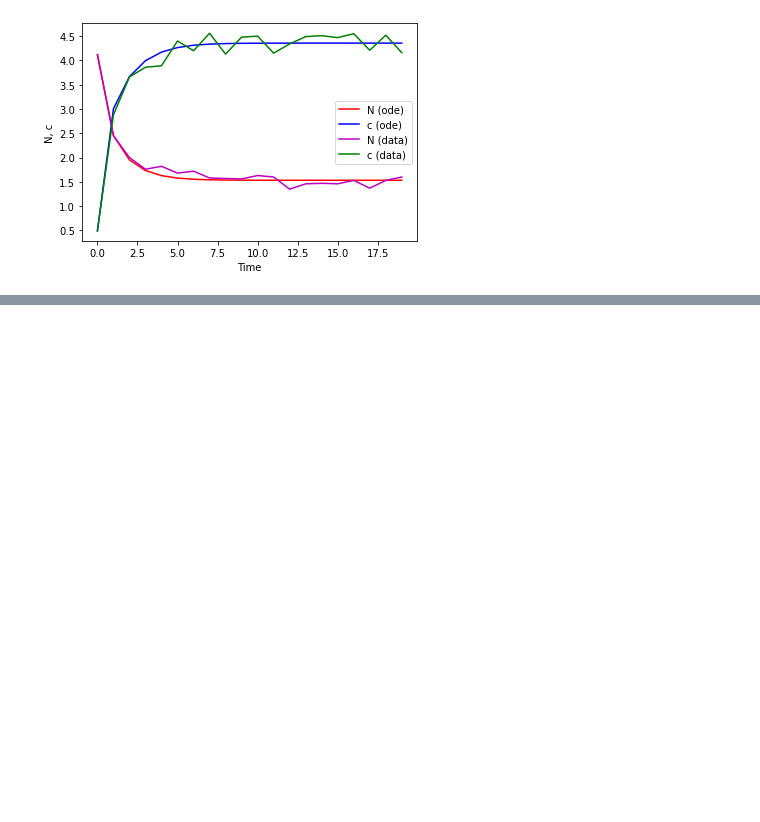
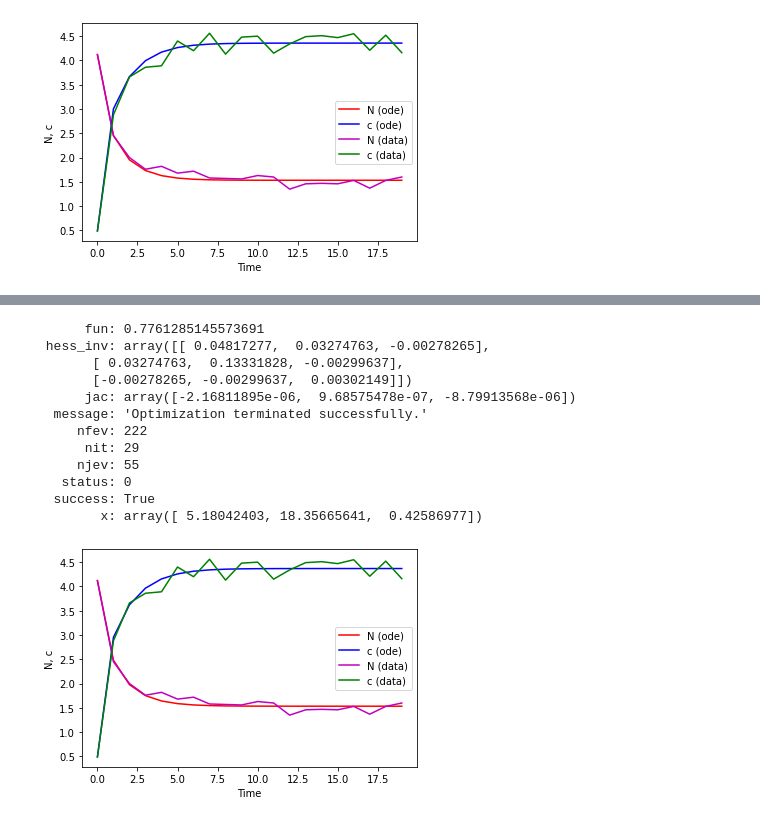
Before and after one commit to dfrancioni/Che_Math, a Jupyter notebook: Homework 3 Fitting ODEs.ipynb, the cells around one changed output, grey strips where cells are left out. Cells and saved outputs as stored; diff of their text form; code cells hidden in the pictures; blank space fills up the shorter version.

```diff
--- a/Homework 3 Fitting ODEs.ipynb
+++ b/Homework 3 Fitting ODEs.ipynb
@@ -181,0 +212,30 @@ plt.show()
+# %%
+#fourth guess for quiz
+sol = minimize(RMSE, x0 = (8,  10, 0.42586996));
+print(sol);
+
+odesol = odeint(odes, ic_3, t, args = (16.92896231,69.59006172, 0.42250041))
+
+#first plot of data for N and c vs fitted ODE's of N and c
+plt.plot(t, odesol[:,0], color = 'r')
+plt.plot(t, odesol[:,1], color = 'b')
+plt.plot(t, training_data[:,0], color = 'm')
+plt.plot(t, training_data[:,1], color = 'g')
+plt.xlabel("Time")
+plt.ylabel("N, c")
+plt.legend(['N (ode)', 'c (ode)', 'N (data)','c (data)'])
+plt.show()
+# %% [output]
+      fun: 0.7761285145573691
+ hess_inv: array([[ 0.04817277,  0.03274763, -0.00278265],
+       [ 0.03274763,  0.13331828, -0.00299637],
+       [-0.00278265, -0.00299637,  0.00302149]])
+      jac: array([-2.16811895e-06,  9.68575478e-07, -8.79913568e-06])
+  message: 'Optimization terminated successfully.'
+     nfev: 222
+      nit: 29
+     njev: 55
+   status: 0
+  success: True
+        x: array([ 5.18042403, 18.35665641,  0.42586977])
+[figure, added]
```
Also changed, not shown: parts of 3 cells of this notebook.
